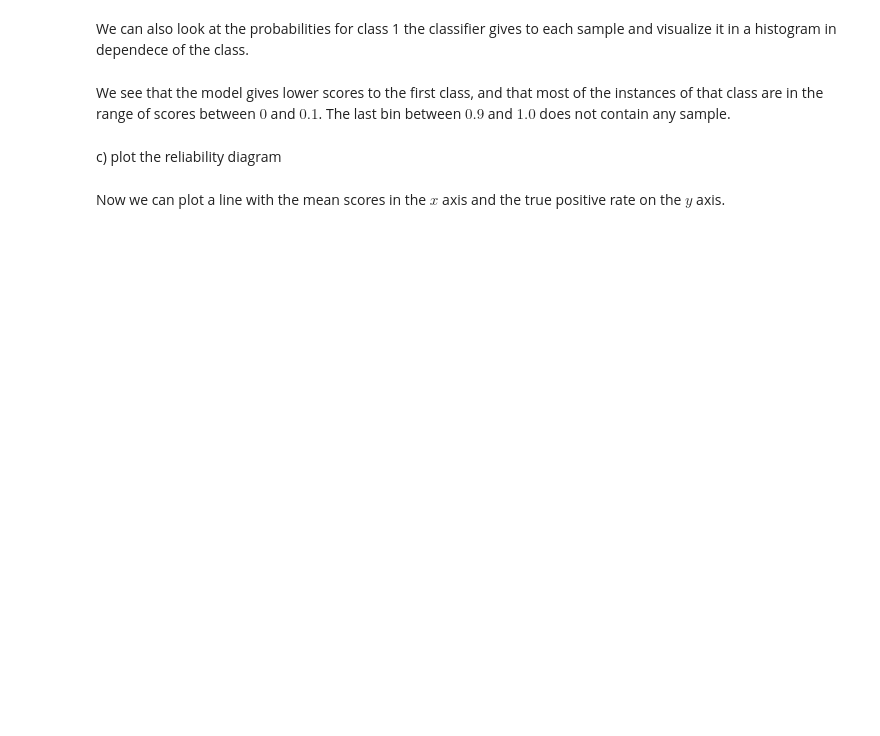
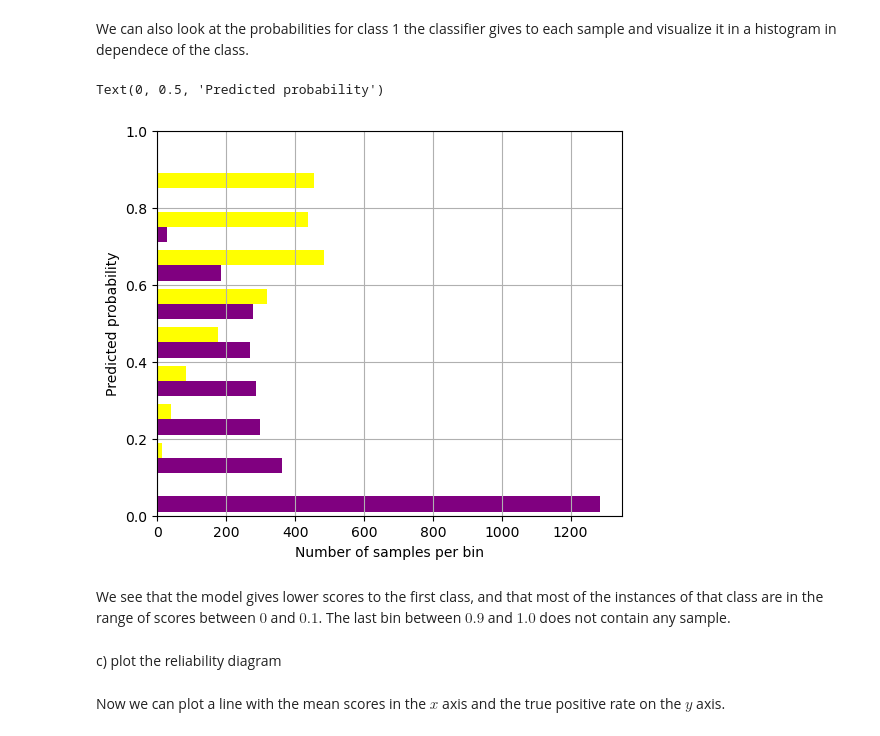
Before and after one commit to sandervanlaere1/ML, a Jupyter notebook: 17_calibration/PC_Lab17_2023_calibration.ipynb, the cells around one changed output. Drawn from its saved outputs; the diff is of its cells as text; code cells hidden in the pictures; blank space fills up the shorter version.

```diff
--- a/17_calibration/PC_Lab17_2023_calibration.ipynb
+++ b/17_calibration/PC_Lab17_2023_calibration.ipynb
@@ -140,19 +145,23 @@ in a histogram in dependece of the class.
 # %%
 # divide the scores into bins
 n_bins = 10
 bins = np.linspace(0, 1, n_bins + 1)
 
 # predictions on test set
-# TODO
+p_pred = clf.predict_proba(x_test)
 fig, ax = plt.subplots(figsize=(6, 5))
 
 # plot a histogram of the probabilities for class 1. Use different colors for each class
-# TODO
+ax.hist([p_pred[y_test ==0, 1], p_pred[y_test == 1, 1]], bins=bins, label=['Class 0', 'Class 1'],
+        orientation='horizontal', color=['purple', 'yellow'])
 
 ax.set_ylim(0, 1)
 ax.grid()
 ax.set_xlabel('Number of samples per bin')
 ax.set_ylabel('Predicted probability')
+# %% [output]
+Text(0, 0.5, 'Predicted probability')
+[figure, added]
 # %% [markdown]
 We see that the model gives lower scores to the first class, and that most of the instances of that class
 are in the range of scores between $0$ and $0.1$. The last bin between $0.9$ and $1.0$ does not contain any sample.
```
Also changed, not shown: parts of 20 cells of this notebook.
